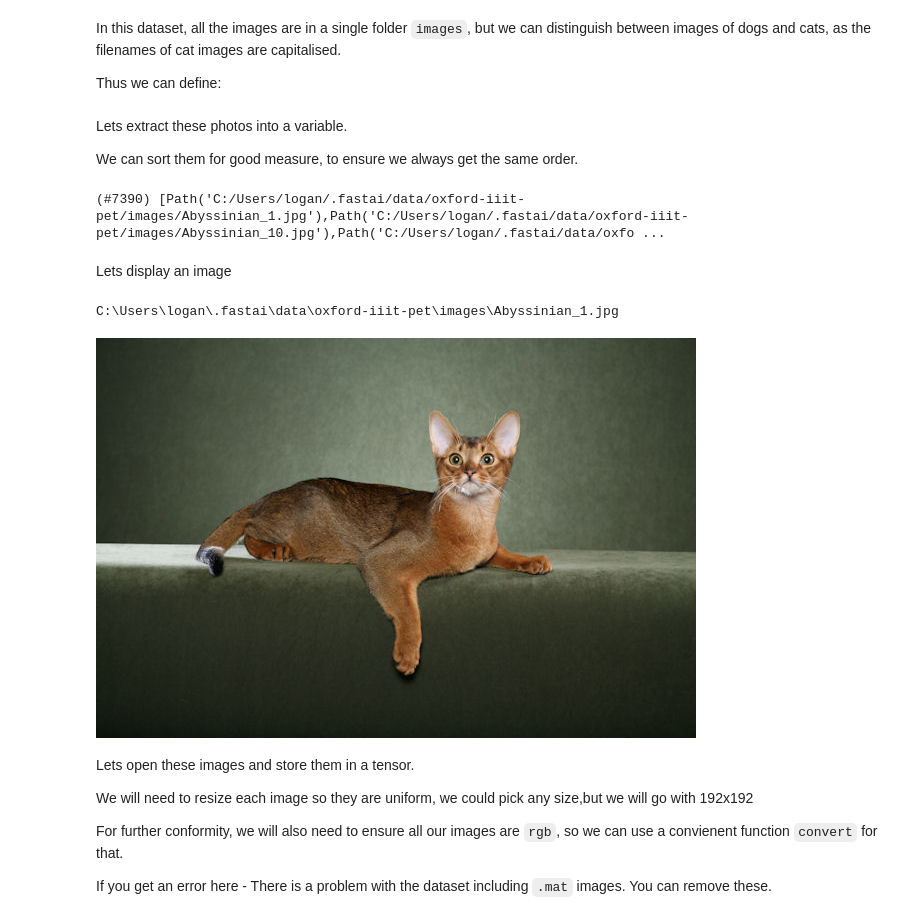
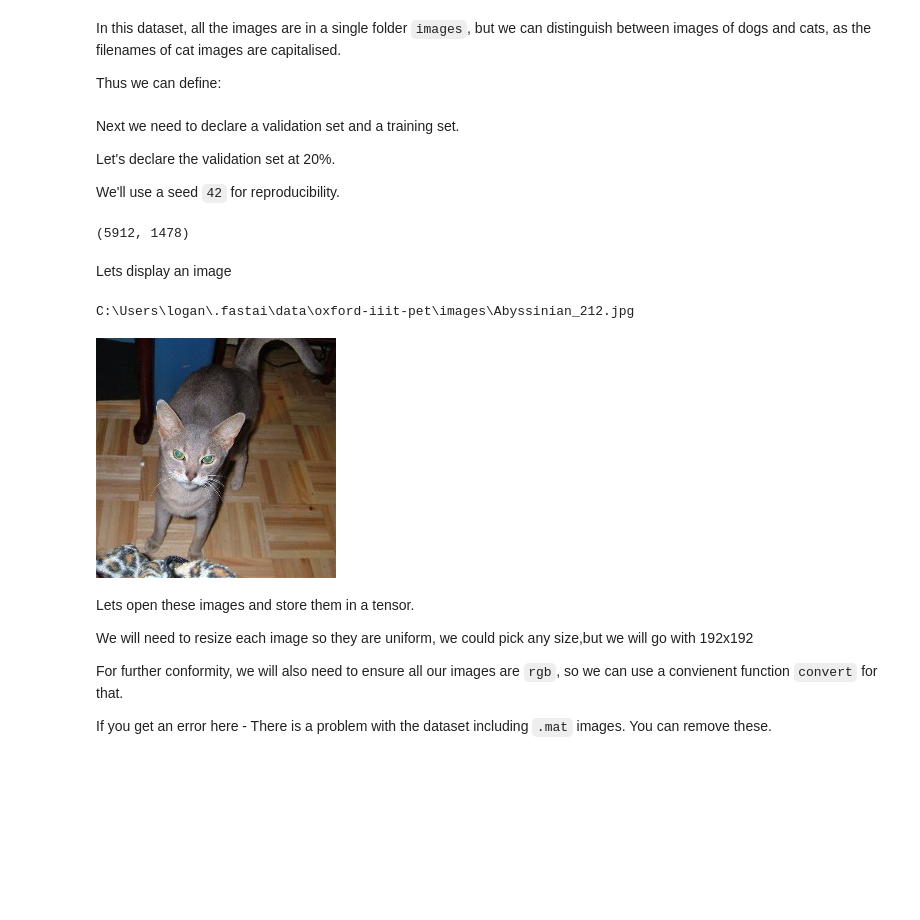
Before and after one commit to 0x978/cat_dog_classifier_raw_steps, a Jupyter notebook: raw_dog_cat.ipynb, the cells around one changed output. Cells and saved outputs as stored; diff of their text form; code cells hidden in the pictures; blank space fills up the shorter version.

Commit message:
Added / Described Loss Function and Validation set.

```diff
--- a/raw_dog_cat.ipynb
+++ b/raw_dog_cat.ipynb
@@ -27,25 +28,36 @@ Thus we can define:
 # %%
  def is_cat(x): return x[0].isupper()
 # %% [markdown]
-Lets extract these photos into a variable.
+Next we need to declare a validation set and a training set.
 
-We can sort them for good measure, to ensure we always get the same order.
+Let's declare the validation set at 20%.
+
+We'll use a seed `42` for reproducibility.
 # %%
 dogsAndCats = (path).ls().sorted()
-dogsAndCats
+
+validation_set_percentage = 0.20
+num_of_validation = int(len(dogsAndCats) * validation_set_percentage)
+random.seed(42)
+random.shuffle(dogsAndCats)
+
+validation_set = dogsAndCats[:num_of_validation]
+training_set = dogsAndCats[num_of_validation:]
+
+len(training_set),len(validation_set)
 # %% [output]
-(#7390) [Path('C:/Users/logan/.fastai/data/oxford-iiit-pet/images/Abyssinian_1.jpg'),Path('C:/Users/logan/.fastai/data/oxford-iiit-pet/images/Abyssinian_10.jpg'),Path('C:/Users/logan/.fastai/data/oxfo ...
+(5912, 1478)
 # %% [markdown]
 Lets display an image
 # %%
-image1 = dogsAndCats[0]
+image1 = training_set[0]
 print(image1) # Display image directory
 
 cat1 = Image.open(image1)
 cat1
 # %% [output]
-C:\Users\logan\.fastai\data\oxford-iiit-pet\images\Abyssinian_1.jpg
+C:\Users\logan\.fastai\data\oxford-iiit-pet\images\Abyssinian_212.jpg
-[figure, old version]
+[figure, new version]
 # %% [markdown]
 Lets open these images and store them in a tensor.
 
```
Also changed, not shown: parts of 55 cells of this notebook.
